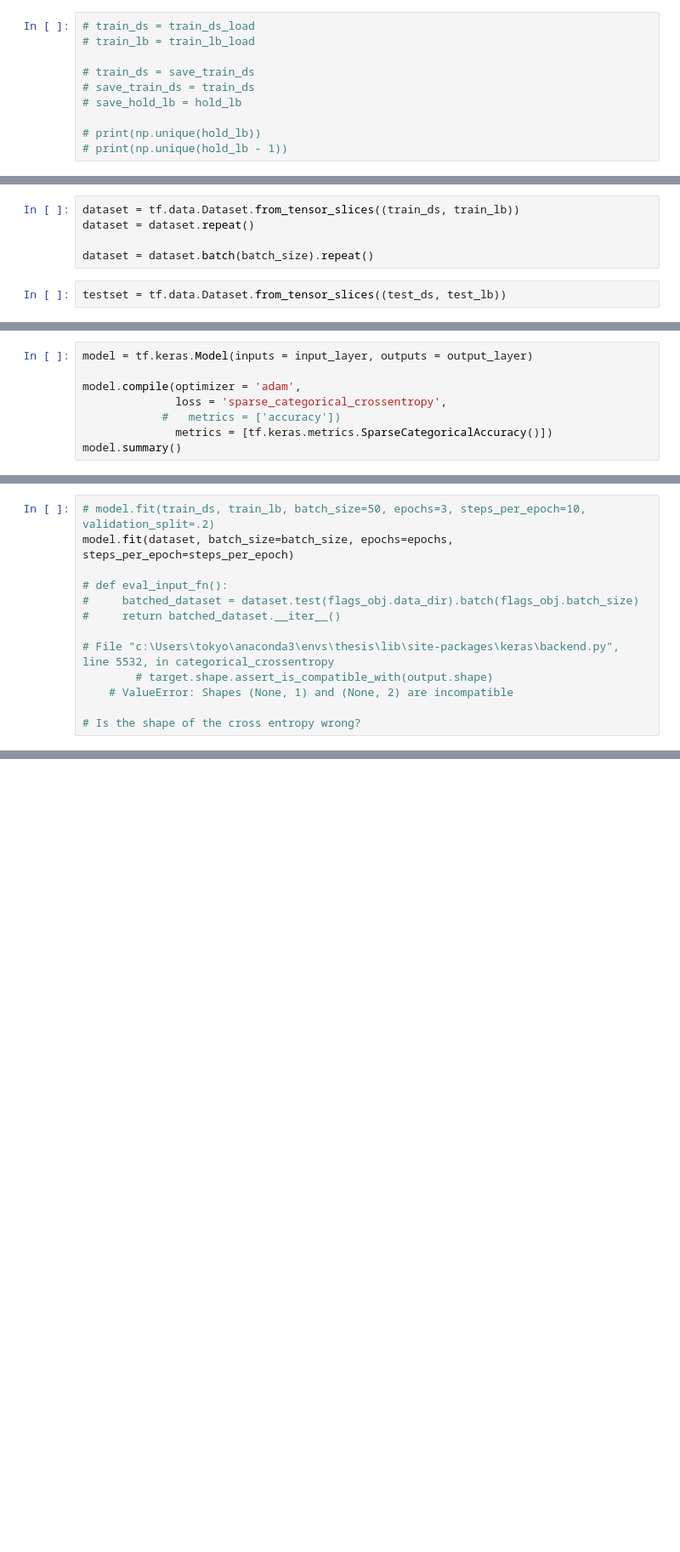
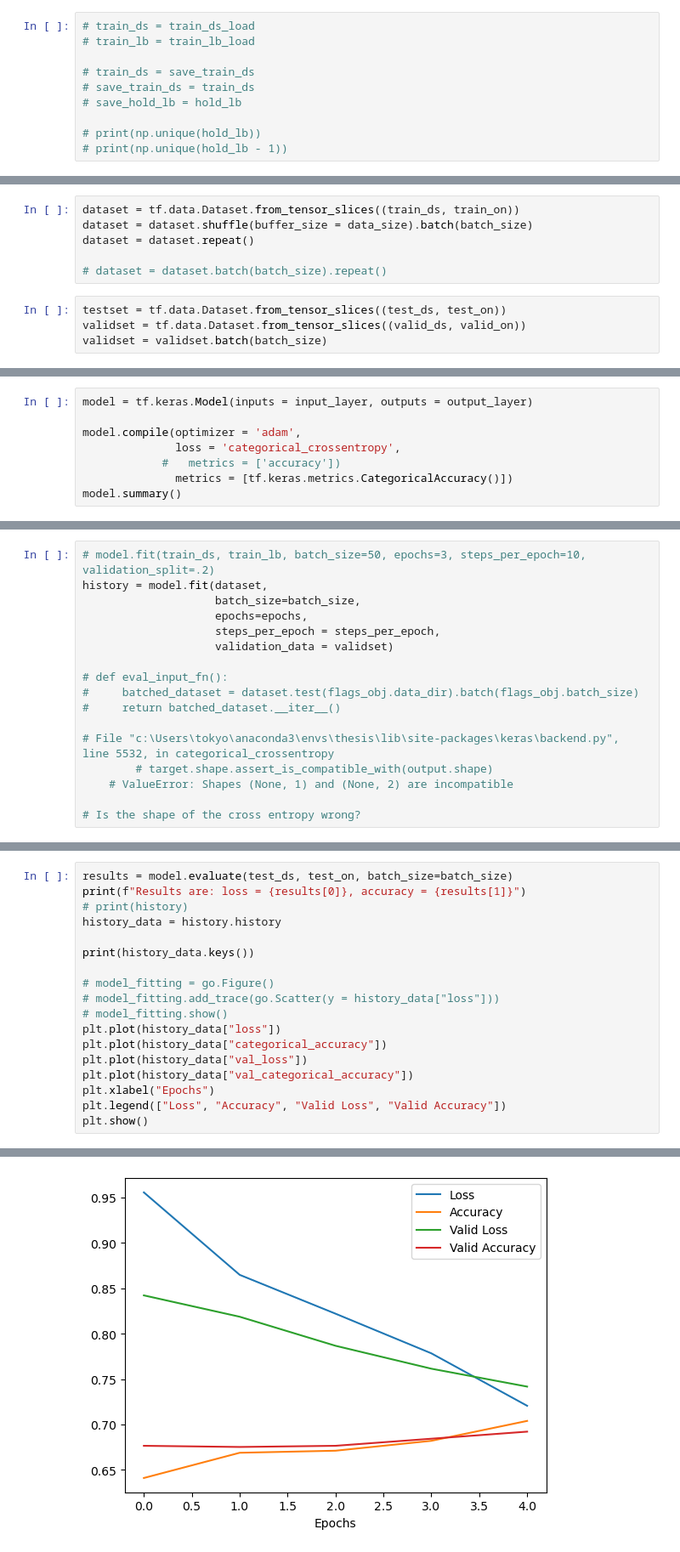
Before and after one commit to ZefCo/Thesis, a Jupyter notebook: ML/Cov1DTest.ipynb, the cells around one changed output, grey strips where cells are left out. Shown at 85% size. Drawn from its saved outputs; the diff is of its cells as text; blank space fills up the shorter version.

```diff
--- a/ML/Cov1DTest.ipynb
+++ b/ML/Cov1DTest.ipynb
@@ -251,8 +267,11 @@ For 18365 Seqs
 # %%
-dataset = tf.data.Dataset.from_tensor_slices((train_ds, train_lb))
+dataset = tf.data.Dataset.from_tensor_slices((train_ds, train_on))
+dataset = dataset.shuffle(buffer_size = data_size).batch(batch_size)
 dataset = dataset.repeat()
 
-dataset = dataset.batch(batch_size).repeat()
+# dataset = dataset.batch(batch_size).repeat()
 # %%
-testset = tf.data.Dataset.from_tensor_slices((test_ds, test_lb))
+testset = tf.data.Dataset.from_tensor_slices((test_ds, test_on))
+validset = tf.data.Dataset.from_tensor_slices((valid_ds, valid_on))
+validset = validset.batch(batch_size)
 # %%
@@ -284,8 +302,8 @@ output_layer = tf.keras.layers.Dense(4, activation = "softmax")(x)
 model = tf.keras.Model(inputs = input_layer, outputs = output_layer)
 
 model.compile(optimizer = 'adam',
-              loss = 'sparse_categorical_crossentropy',
+              loss = 'categorical_crossentropy',
             #   metrics = ['accuracy'])
-              metrics = [tf.keras.metrics.SparseCategoricalAccuracy()])
+              metrics = [tf.keras.metrics.CategoricalAccuracy()])
 model.summary()
 # %% [output]
@@ -308,7 +326,11 @@ Non-trainable params: 0
 _________________________________________________________________
 # %%
 # model.fit(train_ds, train_lb, batch_size=50, epochs=3, steps_per_epoch=10, validation_split=.2)
-model.fit(dataset, batch_size=batch_size, epochs=epochs, steps_per_epoch=steps_per_epoch)
+history = model.fit(dataset,
+                    batch_size=batch_size,
+                    epochs=epochs,
+                    steps_per_epoch = steps_per_epoch,
+                    validation_data = validset)
 
 # def eval_input_fn():
 #     batched_dataset = dataset.test(flags_obj.data_dir).batch(flags_obj.batch_size)
@@ -346,0 +355,19 @@ Results are: loss = 1.2303507328033447, accuracy = 0.6779956221580505
+# %%
+results = model.evaluate(test_ds, test_on, batch_size=batch_size)
+print(f"Results are: loss = {results[0]}, accuracy = {results[1]}")
+# print(history)
+history_data = history.history
+
+print(history_data.keys())
+
+# model_fitting = go.Figure()
+# model_fitting.add_trace(go.Scatter(y = history_data["loss"]))
+# model_fitting.show()
+plt.plot(history_data["loss"])
+plt.plot(history_data["categorical_accuracy"])
+plt.plot(history_data["val_loss"])
+plt.plot(history_data["val_categorical_accuracy"])
+plt.xlabel("Epochs")
+plt.legend(["Loss", "Accuracy", "Valid Loss", "Valid Accuracy"])
+plt.show()
+# %% [output]
@@ -346,0 +377 @@ Results are: loss = 1.2303507328033447, accuracy = 0.6779956221580505
+[figure, added]
```
Also changed, not shown: parts of 11 cells of this notebook, 2 other files.
